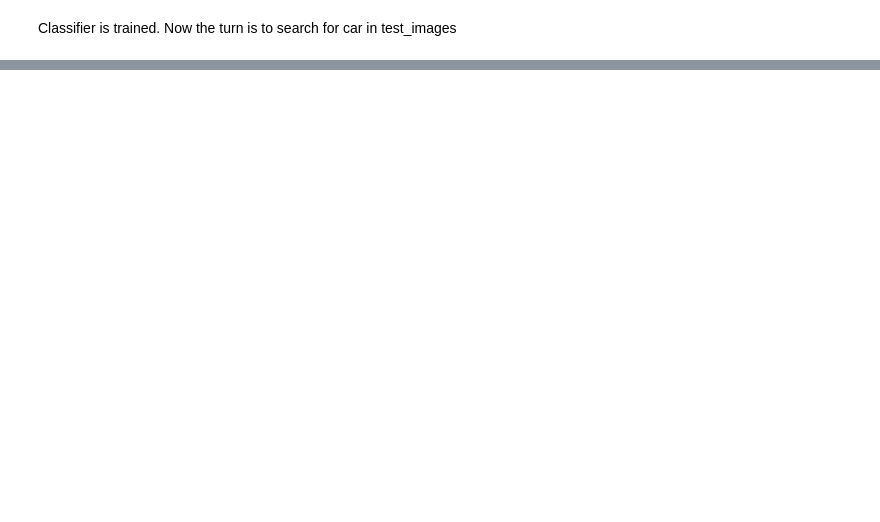
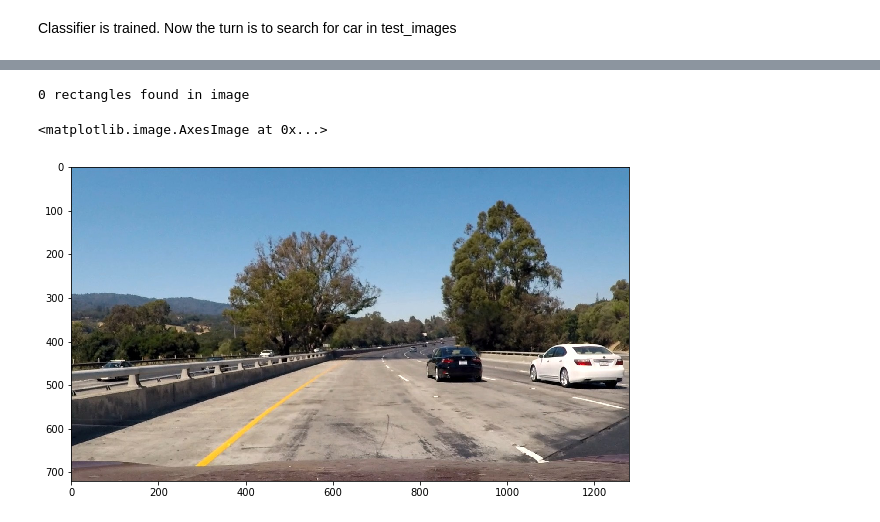
Before and after one commit to kushshukla24/P5_VehicleDetectionAndTracking, a Jupyter notebook: P5_VehicleDetectionAndTracking.ipynb, the cells around one changed output, grey strips where cells are left out. Cells and saved outputs as stored; diff of their text form; code cells hidden in the pictures; blank space fills up the shorter version.

```diff
--- a/P5_VehicleDetectionAndTracking.ipynb
+++ b/P5_VehicleDetectionAndTracking.ipynb
@@ -138,5 +158,5 @@ print(X.shape)
 # %%
-y = np.hstack((np.ones(len(car_features)), np.zeros(len(notcar_features))))
+y = np.hstack((np.ones(len(car_features)), np.zeros(len(non_car_features))))
 print(y.shape)
 # %% [output]
 (17760,)
@@ -174,3 +316,21 @@ Classifier is trained. Now the turn is to search for car in test_images
+# %%
+test_img = mpimg.imread('./test_images/test1.jpg')
+
+(image_height//2)+30, image_height-20
+ystart = (image_height//2)+30
+ystop = image_height-20
+scale = 4
+colorspace = 'YUV' # Can be RGB, HSV, LUV, HLS, YUV, YCrCb
+orient = 11
+pix_per_cell = 16
+cell_per_block = 2
+hog_channel = 'ALL' # Can be 0, 1, 2, or "ALL"
+
+rectangles = find_cars(test_img, ystart, ystop, scale, colorspace, hog_channel, svc, None, orient, pix_per_cell, cell_per_block, None, None)
+
+print(len(rectangles), 'rectangles found in image')
+# %% [output]
+0 rectangles found in image
 # %%
 def draw_boxes(img, bboxes, color=(0, 0, 255), thick=6):
     # Make a copy of the image
@@ -181,3 +341,10 @@ def draw_boxes(img, bboxes, color=(0, 0, 255), thick=6):
         cv2.rectangle(imcopy, bbox[0], bbox[1], color, thick)
     # Return the image copy with boxes drawn
     return imcopy
+# %%
+test_img_rects = draw_boxes(test_img, rectangles)
+plt.figure(figsize=(10,10))
+plt.imshow(test_img_rects)
+# %% [output]
+<matplotlib.image.AxesImage at 0x...>
+[figure, added]
```
Also changed, not shown: parts of 26 cells of this notebook, 1 other file.
